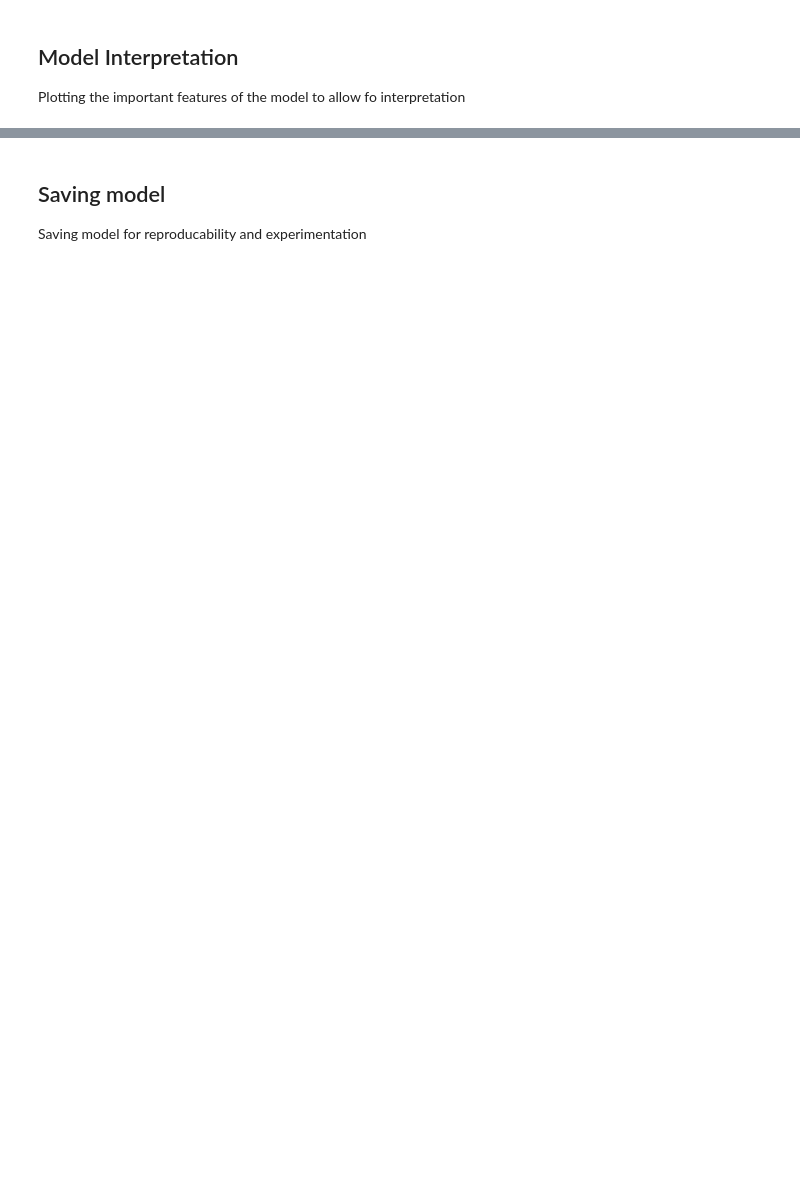
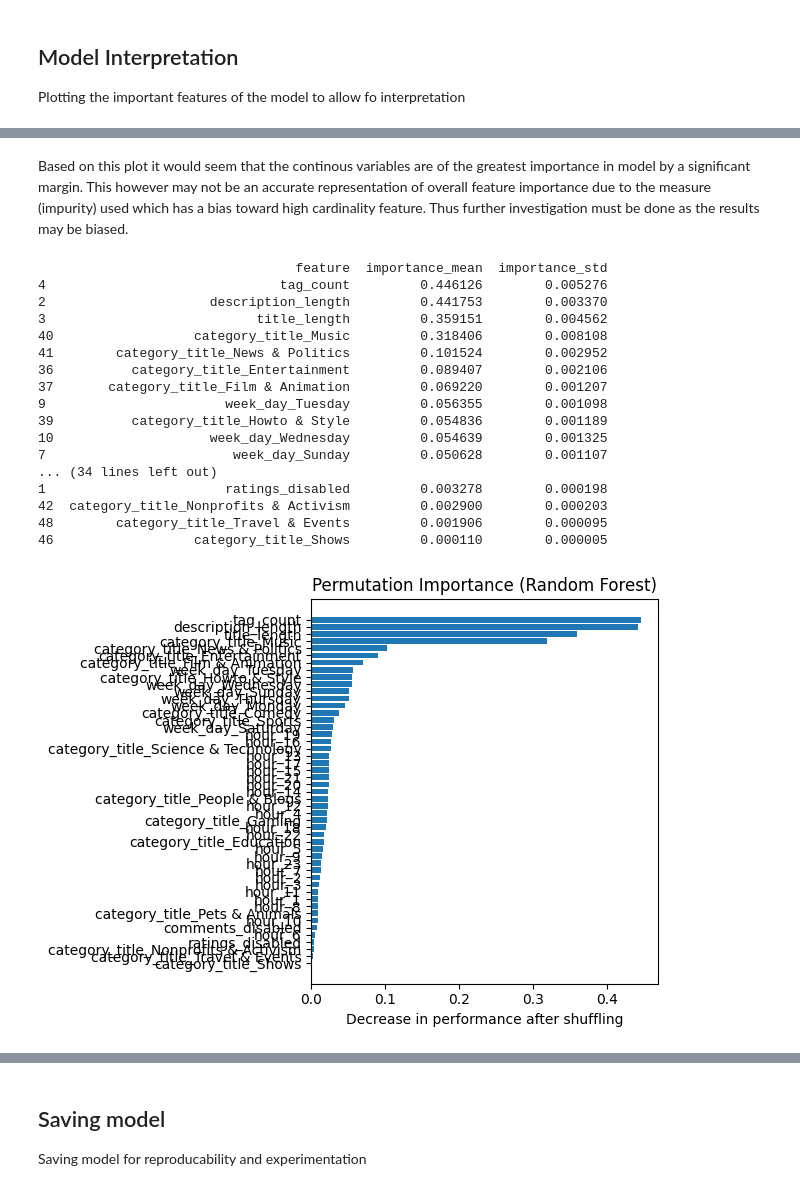
Before and after one commit to Infinit-Learner/youtube-success-predictor, a Jupyter notebook: notebook/03-modeling.ipynb, the cells around one changed output, grey strips where cells are left out. Drawn from its saved outputs; the diff is of its cells as text; code cells hidden in the pictures; blank space fills up the shorter version.

```diff
--- a/notebook/03-modeling.ipynb
+++ b/notebook/03-modeling.ipynb
@@ -170,0 +200,41 @@ plt.show()
+# %% [markdown]
+Based on this plot it would seem that the continous variables are of the greatest importance in model by a significant margin. This however may not be an accurate representation of overall feature importance due to the measure (impurity) used which has a bias toward high cardinality feature. Thus further investigation must be done as the results may be biased.
+# %%
+# Permutation feature importance assessment
+result = permutation_importance(
+    estimator=tuned_model,
+    X=X_eval,
+    y=y_eval,
+    n_repeats=10,
+    scoring='neg_mean_squared_error',
+    random_state=42,
+    n_jobs= -1
+)
+
+# Put into a DataFrame
+perm_df = pd.DataFrame({
+    'feature': X.columns,
+    'importance_mean': result.importances_mean,
+    'importance_std': result.importances_std
+}).sort_values(by='importance_mean', ascending=False)
+
+print(perm_df)
+# %% [output]
+                                 feature  importance_mean  importance_std
+4                              tag_count         0.446126        0.005276
+2                     description_length         0.441753        0.003370
+3                           title_length         0.359151        0.004562
+40                  category_title_Music         0.318406        0.008108
+41        category_title_News & Politics         0.101524        0.002952
+36          category_title_Entertainment         0.089407        0.002106
+37       category_title_Film & Animation         0.069220        0.001207
+9                       week_day_Tuesday         0.056355        0.001098
+39          category_title_Howto & Style         0.054836        0.001189
+10                    week_day_Wednesday         0.054639        0.001325
+7                        week_day_Sunday         0.050628        0.001107
+... (34 lines left out)
+1                       ratings_disabled         0.003278        0.000198
+42  category_title_Nonprofits & Activism         0.002900        0.000203
+48        category_title_Travel & Events         0.001906        0.000095
+46                  category_title_Shows         0.000110        0.000005
+[figure, added]
```
Also changed, not shown: parts of 11 cells of this notebook, 2 other files.
